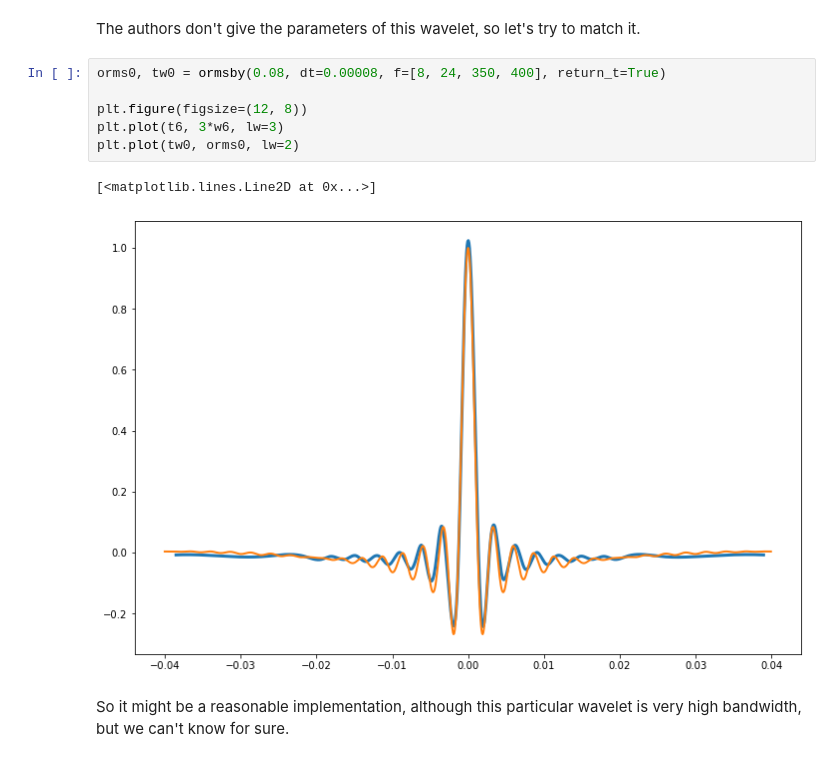
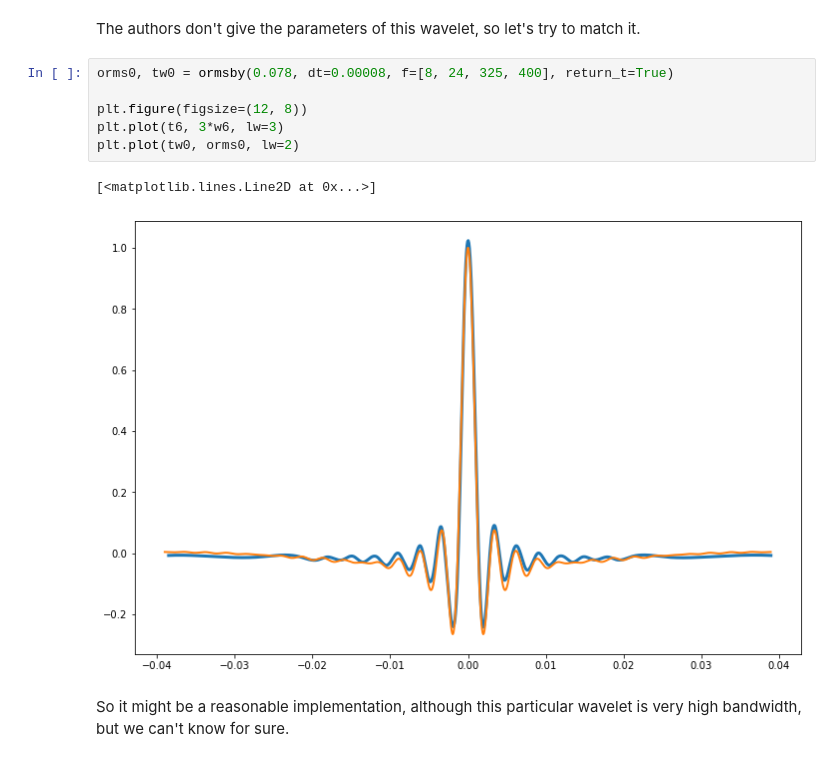
Before and after one commit to softwareunderground/repro-zoo, a Jupyter notebook: ryan-1994/Ormsby_wavelet_reproducibility.ipynb, the cells around one changed output. Saved outputs shown, nothing was run; the diff lists cells and outputs as text.

```diff
--- a/ryan-1994/Ormsby_wavelet_reproducibility.ipynb
+++ b/ryan-1994/Ormsby_wavelet_reproducibility.ipynb
@@ -393,14 +393,14 @@ plt.plot(t6, w6)
 # %% [markdown]
 The authors don't give the parameters of this wavelet, so let's try to match it.
 # %%
-orms0, tw0 = ormsby(0.08, dt=0.00008, f=[8, 24, 350, 400], return_t=True)
+orms0, tw0 = ormsby(0.078, dt=0.00008, f=[8, 24, 325, 400], return_t=True)
 
 plt.figure(figsize=(12, 8))
 plt.plot(t6, 3*w6, lw=3)
 plt.plot(tw0, orms0, lw=2)
 # %% [output]
 [<matplotlib.lines.Line2D at 0x...>]
-[figure, old version]
+[figure, new version]
 # %% [markdown]
 So it might be a reasonable implementation, although this particular wavelet is very high bandwidth, but we can't know for sure.
 # %% [markdown]
```
Also changed, not shown: parts of 9 cells of this notebook, 1 other file.
